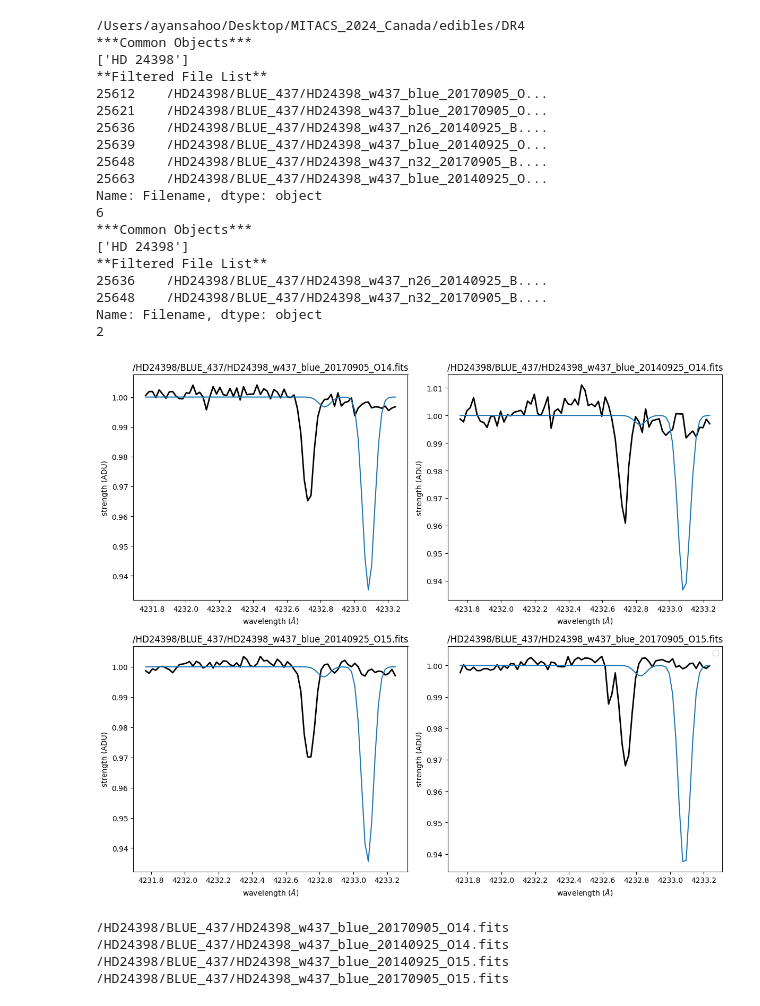
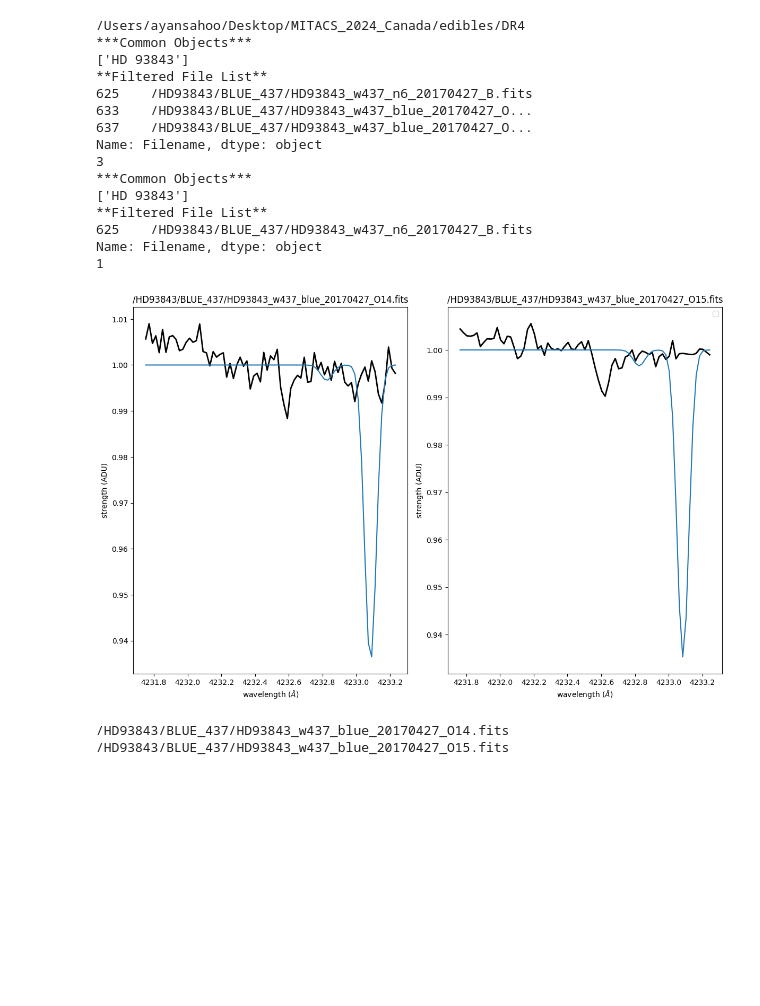
Before and after one commit to AyanS13/edibles, a Jupyter notebook: continum_fitter.ipynb, the cells around one changed output. Cells and saved outputs as stored; diff of their text form; code cells hidden in the pictures; blank space fills up the shorter version.

```diff
--- a/continum_fitter.ipynb
+++ b/continum_fitter.ipynb
@@ -16,7 +16,7 @@ from IPython.display import display, Math
 
 from scipy.interpolate import CubicSpline
 # %%
-sightline = "HD 24398"
+sightline = "HD 93843"
 pythia = EdiblesOracle()
 List_1 = pythia.getFilteredObsList(object=[sightline], MergedOnly=False, Wave=4232.0)
 test_1 = List_1.values.tolist()
@@ -77,50 +77,44 @@ for i in range(len(test)):
 
     axs[i].plot(wave, model)
 
     # Set title for each subplot
     axs[i].set_title(str(test[i]))
 
     # Set x and y labels for each subplot
     axs[i].set_xlabel('wavelength ($\AA$)')
     axs[i].set_ylabel('strength (ADU)')
 
 # Hide the unused subplots
 for j in range(len(test), len(axs)):
     fig.delaxes(axs[j])
 # Adjust the layout so titles and labels fit well
 plt.tight_layout()
 plt.legend()
 # Show the plot
 plt.show()
 
 
 for i in test:
     print(i)
 # %% [output]
 /Users/ayansahoo/Desktop/MITACS_2024_Canada/edibles/DR4
 ***Common Objects***
-['HD 24398']
+['HD 93843']
 **Filtered File List**
-25612    /HD24398/BLUE_437/HD24398_w437_blue_20170905_O...
-25621    /HD24398/BLUE_437/HD24398_w437_blue_20170905_O...
-25636    /HD24398/BLUE_437/HD24398_w437_n26_20140925_B....
-25639    /HD24398/BLUE_437/HD24398_w437_blue_20140925_O...
-25648    /HD24398/BLUE_437/HD24398_w437_n32_20170905_B....
-25663    /HD24398/BLUE_437/HD24398_w437_blue_20140925_O...
+625    /HD93843/BLUE_437/HD93843_w437_n6_20170427_B.fits
+633    /HD93843/BLUE_437/HD93843_w437_blue_20170427_O...
+637    /HD93843/BLUE_437/HD93843_w437_blue_20170427_O...
 Name: Filename, dtype: object
-6
+3
 ***Common Objects***
-['HD 24398']
+['HD 93843']
 **Filtered File List**
-25636    /HD24398/BLUE_437/HD24398_w437_n26_20140925_B....
-25648    /HD24398/BLUE_437/HD24398_w437_n32_20170905_B....
+625    /HD93843/BLUE_437/HD93843_w437_n6_20170427_B.fits
 Name: Filename, dtype: object
-2
+1
-[figure, old version]
+[figure, new version]
-/HD24398/BLUE_437/HD24398_w437_blue_20170905_O14.fits
-/HD24398/BLUE_437/HD24398_w437_blue_20140925_O14.fits
-/HD24398/BLUE_437/HD24398_w437_blue_20140925_O15.fits
-/HD24398/BLUE_437/HD24398_w437_blue_20170905_O15.fits
+/HD93843/BLUE_437/HD93843_w437_blue_20170427_O14.fits
+/HD93843/BLUE_437/HD93843_w437_blue_20170427_O15.fits
 # %%
 lambda_for_vel_prof = [4232.548]
 ref_wave = 4232.548
```
Also changed, not shown: parts of 3 cells of this notebook, 4 other files.
